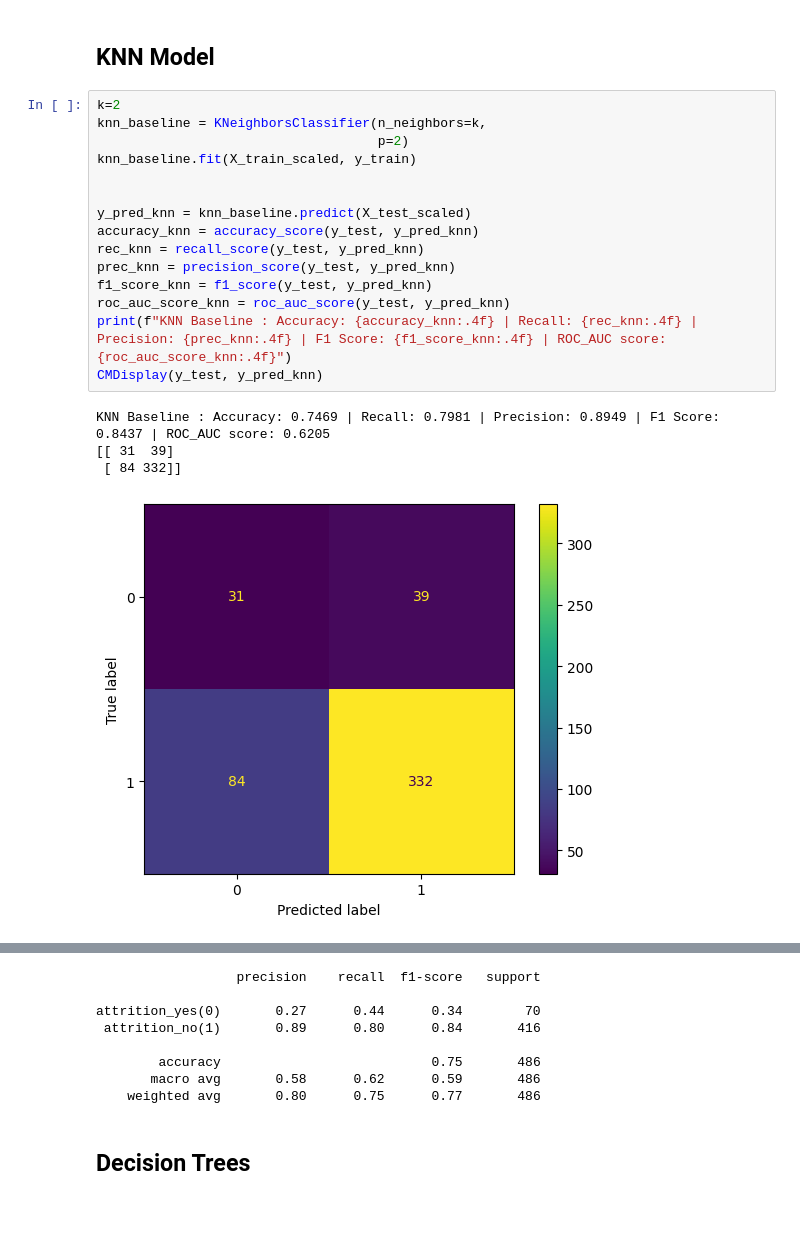
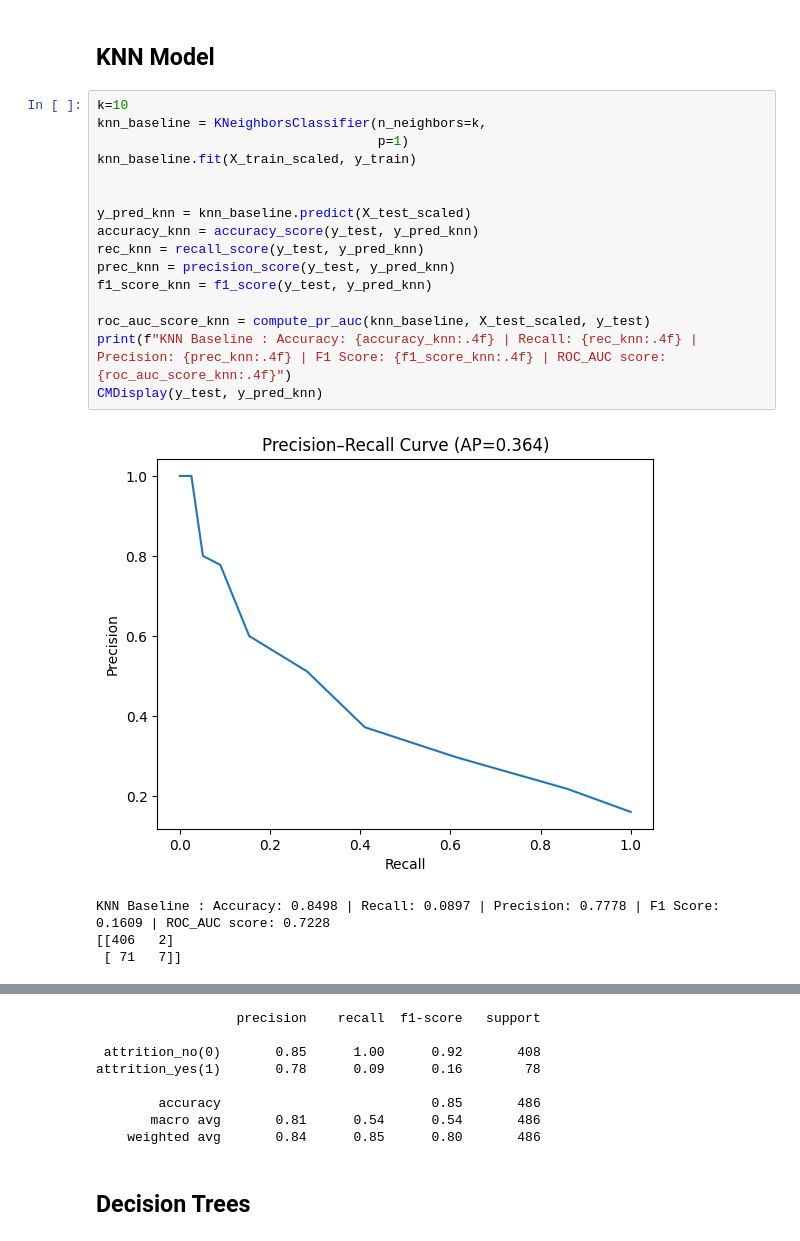
Before and after one commit to remiljw/Capstone-Employee-Churn, a Jupyter notebook: models/baseline.ipynb, the cells around one changed output, grey strips where cells are left out. Saved outputs shown, nothing was run; the diff lists cells and outputs as text; blank space fills up the shorter version.

```diff
--- a/models/baseline.ipynb
+++ b/models/baseline.ipynb
@@ -148,22 +201,23 @@ attrition_yes(0)       0.30      0.63      0.41        70
 # %% [markdown]
 ## KNN Model
 # %%
-k=2
+k=10
 knn_baseline = KNeighborsClassifier(n_neighbors=k,
-                                    p=2)
+                                    p=1)
 knn_baseline.fit(X_train_scaled, y_train)
 
 
 y_pred_knn = knn_baseline.predict(X_test_scaled)
 accuracy_knn = accuracy_score(y_test, y_pred_knn)
 rec_knn = recall_score(y_test, y_pred_knn)
 prec_knn = precision_score(y_test, y_pred_knn)
 f1_score_knn = f1_score(y_test, y_pred_knn)
-roc_auc_score_knn = roc_auc_score(y_test, y_pred_knn)
+
+roc_auc_score_knn = compute_pr_auc(knn_baseline, X_test_scaled, y_test)
 print(f"KNN Baseline : Accuracy: {accuracy_knn:.4f} | Recall: {rec_knn:.4f} | Precision: {prec_knn:.4f} | F1 Score: {f1_score_knn:.4f} | ROC_AUC score: {roc_auc_score_knn:.4f}")
 CMDisplay(y_test, y_pred_knn)
 # %% [output]
+[figure, new version]
-KNN Baseline : Accuracy: 0.7469 | Recall: 0.7981 | Precision: 0.8949 | F1 Score: 0.8437 | ROC_AUC score: 0.6205
-[[ 31  39]
- [ 84 332]]
+KNN Baseline : Accuracy: 0.8498 | Recall: 0.0897 | Precision: 0.7778 | F1 Score: 0.1609 | ROC_AUC score: 0.7228
+[[406   2]
+ [ 71   7]]
-[figure, old version]
@@ -170,11 +225,11 @@ KNN Baseline : Accuracy: 0.7469 | Recall: 0.7981 | Precision: 0.8949 | F1 Score:
                   precision    recall  f1-score   support
 
-attrition_yes(0)       0.27      0.44      0.34        70
- attrition_no(1)       0.89      0.80      0.84       416
+ attrition_no(0)       0.85      1.00      0.92       408
+attrition_yes(1)       0.78      0.09      0.16        78
 
-        accuracy                           0.75       486
-       macro avg       0.58      0.62      0.59       486
-    weighted avg       0.80      0.75      0.77       486
+        accuracy                           0.85       486
+       macro avg       0.81      0.54      0.54       486
+    weighted avg       0.84      0.85      0.80       486
 # %% [markdown]
 ## Decision Trees
 # %%
```
Also changed, not shown: parts of 25 cells of this notebook.
